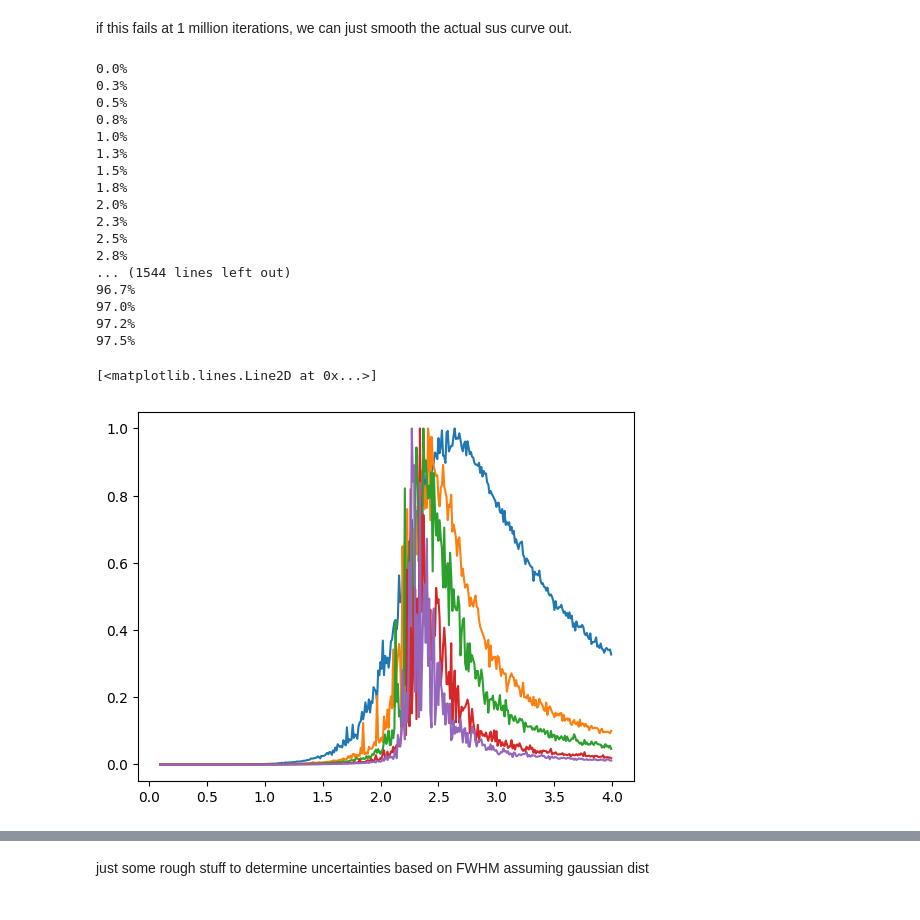
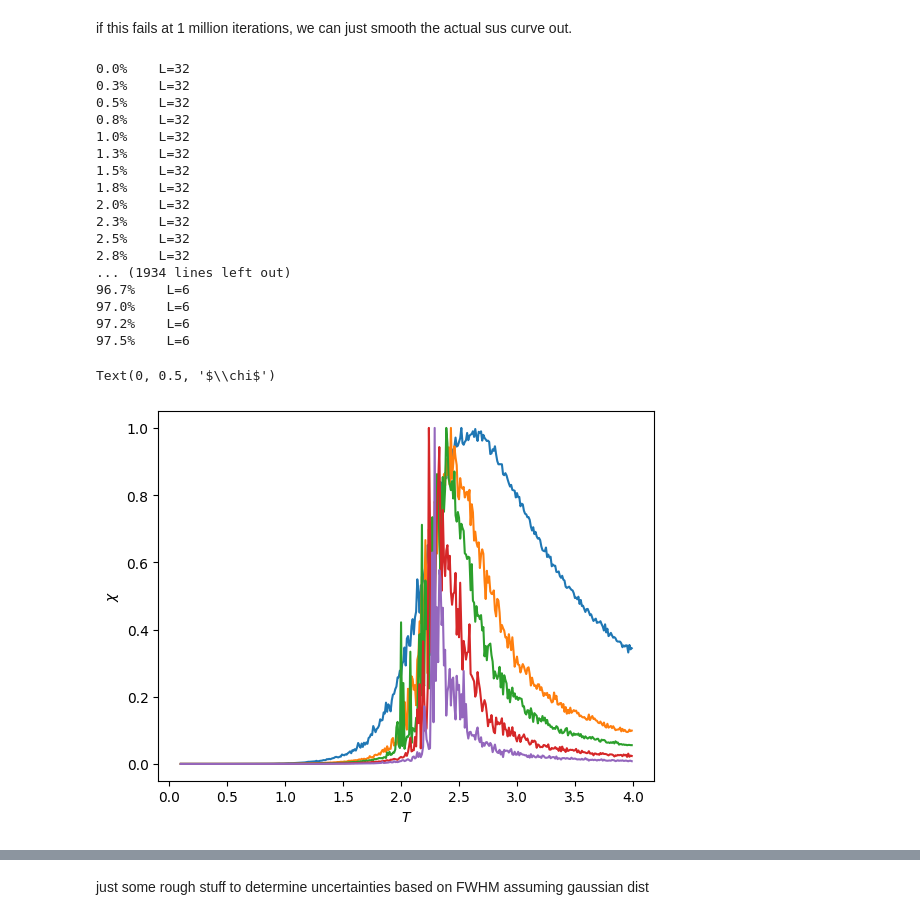
Before and after one commit to noahchanoah/thesis, a Jupyter notebook: CaseCritTemp.ipynb, the cells around one changed output, grey strips where cells are left out. Cells and saved outputs as stored; diff of their text form; code cells hidden in the pictures.

```diff
--- a/CaseCritTemp.ipynb
+++ b/CaseCritTemp.ipynb
@@ -326,40 +438,40 @@ def calcSus(lattice, temp):
 # %% [markdown]
 if this fails at 1 million iterations, we can just smooth the actual sus curve out.
 # %%
-for size in [24,16,12,6]:
+for size in [32,24,16,12,6]:
     lattice = initLattice(size, True)
 
     tempRange = np.flip(np.arange(0.1,4,0.01))
     susArr = []
     for temp in tempRange:
         percent = round((tempRange[0]-temp)/tempRange[0] * 100,1)
-        print("%s%%" % percent)
+        print("%s%%    L=%s" % (percent,size))
         sus = calcSus(lattice, temp)
         susArr.append(sus)
 
-    name = "sus%sArr.txt" % str(size)
+    name = "sus%sArrNEW.txt" % str(size)
     with open(name, 'w') as filehandle:
         json.dump(susArr, filehandle)
 
 #plt.plot(tempRange, susArr)
 # %% [output]
-0.0%
-0.3%
-0.5%
-0.8%
-1.0%
-1.3%
-1.5%
-1.8%
-2.0%
-2.3%
-2.5%
-2.8%
-... (1544 lines left out)
-96.7%
-97.0%
-97.2%
-97.5%
+0.0%    L=32
+0.3%    L=32
+0.5%    L=32
+0.8%    L=32
+1.0%    L=32
+1.3%    L=32
+1.5%    L=32
+1.8%    L=32
+2.0%    L=32
+2.3%    L=32
+2.5%    L=32
+2.8%    L=32
+... (1934 lines left out)
+96.7%    L=6
+97.0%    L=6
+97.2%    L=6
+97.5%    L=6
 # %%
 # with open('susTempRange.txt', 'w') as filehandle:
 #     json.dump(list(tempRange), filehandle)
@@ -367,22 +479,25 @@ for size in [24,16,12,6]:
 tempRange = np.flip(np.arange(0.1,4,0.01))
 # %%
 from numpy import loadtxt
-lines6 = loadtxt("sus6Arr.txt", comments="#", delimiter=",", unpack=False)
-lines12 = loadtxt("sus12Arr.txt", comments="#", delimiter=",", unpack=False)
-lines16 = loadtxt("sus16Arr.txt", comments="#", delimiter=",", unpack=False)
-lines24 = loadtxt("sus24Arr.txt", comments="#", delimiter=",", unpack=False)
-lines32 = loadtxt("sus32Arr.txt", comments="#", delimiter=",", unpack=False)
+lines6 = loadtxt("sus6ArrNEW.txt", comments="#", delimiter=",", unpack=False)
+lines12 = loadtxt("sus12ArrNEW.txt", comments="#", delimiter=",", unpack=False)
+lines16 = loadtxt("sus16ArrNEW.txt", comments="#", delimiter=",", unpack=False)
+lines24 = loadtxt("sus24ArrNEW.txt", comments="#", delimiter=",", unpack=False)
+lines32 = loadtxt("sus32ArrNEW.txt", comments="#", delimiter=",", unpack=False)
 sus6Arr = list(lines6)
 sus12Arr = list(lines12)
 sus16Arr = list(lines16)
 sus24Arr = list(lines24)
 sus32Arr = list(lines32)
 # %%
+tempRange = np.flip(np.arange(0.1,4,0.01))
 plt.plot(tempRange, [x/max(sus6Arr) for x in sus6Arr])
 plt.plot(tempRange, [x/max(sus12Arr) for x in sus12Arr])
 plt.plot(tempRange, [x/max(sus16Arr) for x in sus16Arr])
 plt.plot(tempRange, [x/max(sus24Arr) for x in sus24Arr])
 plt.plot(tempRange, [x/max(sus32Arr) for x in sus32Arr])
+plt.xlabel("$T$")
+plt.ylabel("$\chi$")
 # %% [output]
-[<matplotlib.lines.Line2D at 0x...>]
+Text(0, 0.5, '$\\chi$')
-[figure, old version]
+[figure, new version]
```
Also changed, not shown: parts of 18 cells of this notebook.
